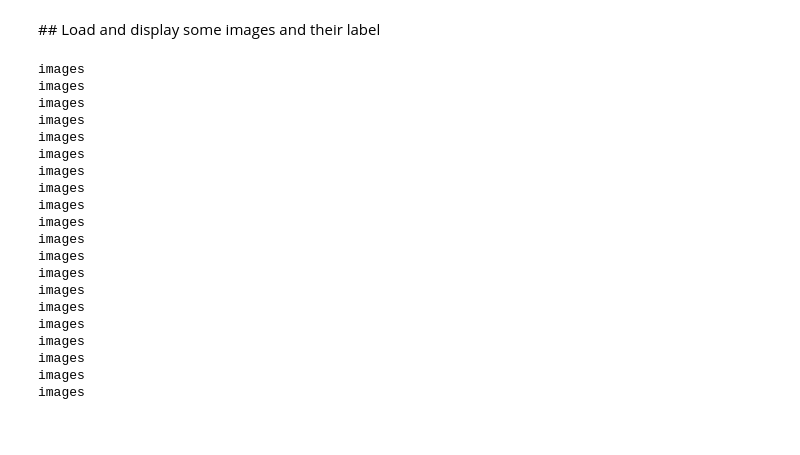
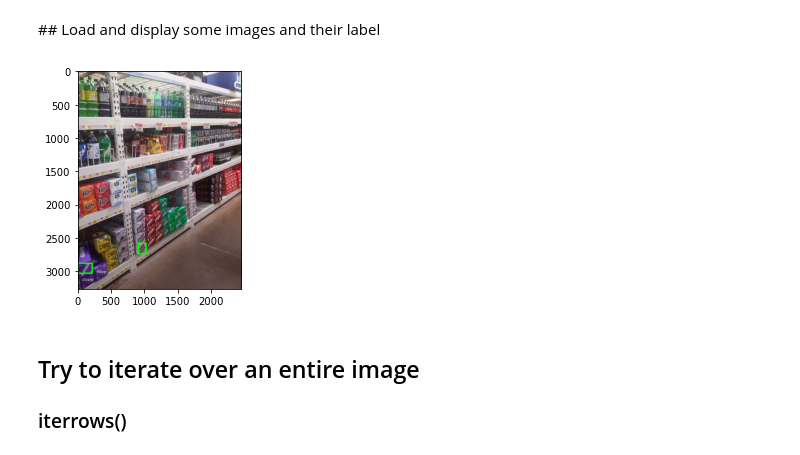
Before and after one commit to fpellerano/Object_detection_for_in-store_inventory_management-, a Jupyter notebook: EDA.ipynb, the cells around one changed output. Saved outputs shown, nothing was run; the diff lists cells and outputs as text; code cells hidden in the pictures.

```diff
--- a/EDA.ipynb
+++ b/EDA.ipynb
@@ -145,37 +233,26 @@ plt.show()
 # %% [markdown]
 ## Load and display some images and their label
-# %%
-sampled_rows = labels.sample(20, replace=False, random_state=123)
-for _, row in sampled_rows.iterrows():
-#     print(row)
-
-    path = r'images'
-    print(path)
-    img = cv2.imread(path)
-#     im = cv2.imread(os.path.join('images', row[0]))
-#     print(im)
-#     im_rgb = cv2.cvtColor(im, cv2.COLOR_BGR2RGB)
-#     plt.imshow(im_rgb)
-#     plt.title(f'{row["class"]} - {row["img_name"]}')
-#     plt.show()
-# %% [output]
-images
-images
-images
-images
-images
-images
-images
-images
-images
-images
-images
-images
-images
-images
-images
-images
-images
-images
-images
-images
+# %%
+# Buscar el nombre del archivo ../images/train_1103.jpg
+train_1103 = labels.loc[labels[0]=='train_1103.jpg']
+
+# extraer los BB del .csv
+x1 = train_1103.iloc[0][1]
+y1 = train_1103.iloc[0][2]
+x2 = train_1103.iloc[0][3]
+y2 = train_1103.iloc[0][4]
+ax1 = train_1103.iloc[1][1]
+ay1 = train_1103.iloc[1][2]
+ax2 = train_1103.iloc[1][3]
+ay2 = train_1103.iloc[1][4]
+# dibujarle los BB
+# %%
+cv2.rectangle(img_rgb, (x1, y1), (x2, y2), (0,255,0), 20)
+cv2.rectangle(img_rgb, (ax1, ay1), (ax2, ay2), (0,255,0), 20)
+plt.imshow(img_rgb)
+plt.show()
+# %% [output]
+[figure, added]
+# %% [markdown]
+## Try to iterate over an entire image
+### iterrows()
```
Also changed, not shown: parts of 22 cells of this notebook, 5 other files.
